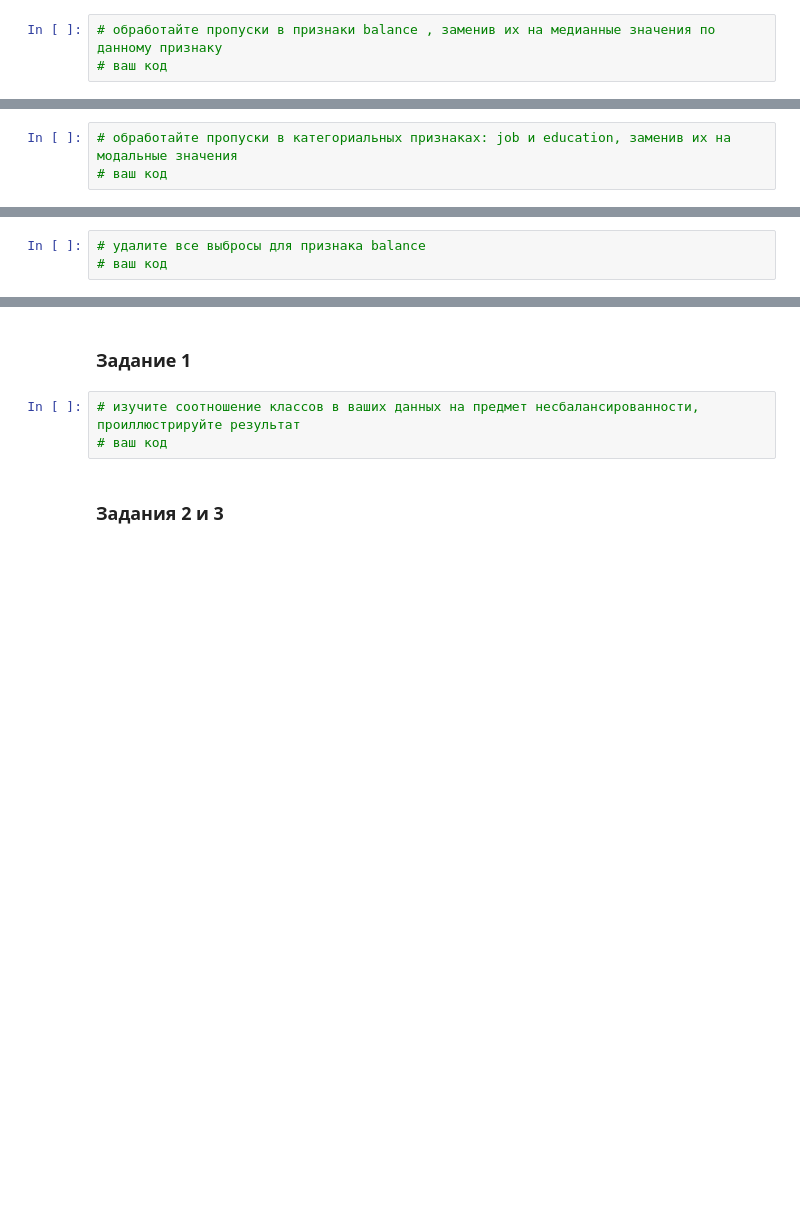
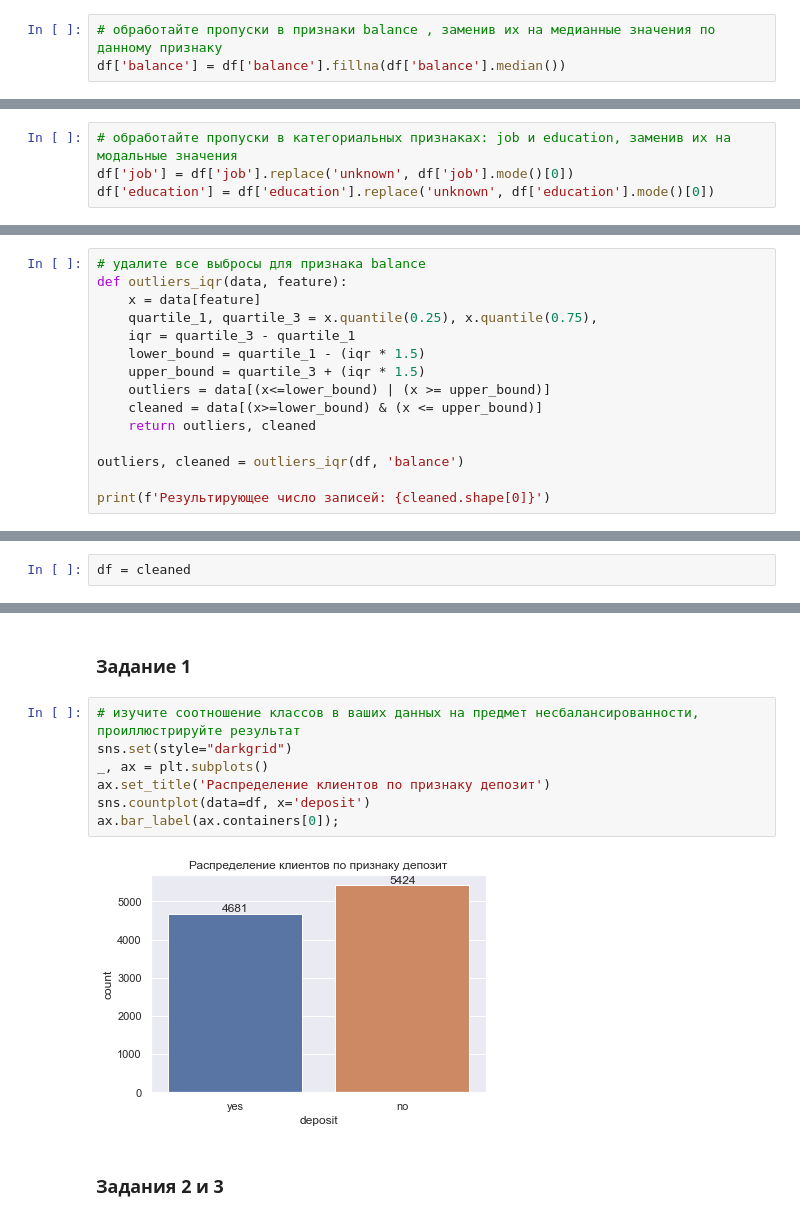
Before and after one commit to hoittoken/Python, a Jupyter notebook: Py/project_4/Project_4_ML.ipynb, the cells around one changed output, grey strips where cells are left out. Cells and saved outputs as stored; diff of their text form; blank space fills up the shorter version.

```diff
--- a/Py/project_4/Project_4_ML.ipynb
+++ b/Py/project_4/Project_4_ML.ipynb
@@ -40,14 +73,27 @@ df = pd.read_csv('bank_fin.csv', sep = ';')
 ### Задание 4
 # %%
 # обработайте пропуски в признаки balance , заменив их на медианные значения по данному признаку
-# ваш код
+df['balance'] = df['balance'].fillna(df['balance'].median())
 # %% [markdown]
 ### Задание 5
 # %%
 # обработайте пропуски в категориальных признаках: job и education, заменив их на модальные значения
-# ваш код
+df['job'] = df['job'].replace('unknown', df['job'].mode()[0])
+df['education'] = df['education'].replace('unknown', df['education'].mode()[0])
 # %% [markdown]
 ### Задание 6
 # %%
 # удалите все выбросы для признака balance
-# ваш код
+def outliers_iqr(data, feature):
+    x = data[feature]
+    quartile_1, quartile_3 = x.quantile(0.25), x.quantile(0.75),
+    iqr = quartile_3 - quartile_1
+    lower_bound = quartile_1 - (iqr * 1.5)
+    upper_bound = quartile_3 + (iqr * 1.5)
+    outliers = data[(x<=lower_bound) | (x >= upper_bound)]
+    cleaned = data[(x>=lower_bound) & (x <= upper_bound)]
+    return outliers, cleaned
+
+outliers, cleaned = outliers_iqr(df, 'balance')
+
+print(f'Результирующее число записей: {cleaned.shape[0]}')
@@ -54,10 +102,18 @@ df = pd.read_csv('bank_fin.csv', sep = ';')
+# %%
+df = cleaned
 # %% [markdown]
 ## Часть 2:  Разведывательный анализ
 # %% [markdown]
 ### Задание 1
 # %%
 # изучите соотношение классов в ваших данных на предмет несбалансированности, проиллюстрируйте результат
-# ваш код
+sns.set(style="darkgrid")
+_, ax = plt.subplots()
+ax.set_title('Распределение клиентов по признаку депозит')
+sns.countplot(data=df, x='deposit')
+ax.bar_label(ax.containers[0]);
+# %% [output]
+[figure, added]
 # %% [markdown]
 ### Задания 2 и 3
 # %%
```
Also changed, not shown: parts of 25 cells of this notebook.
